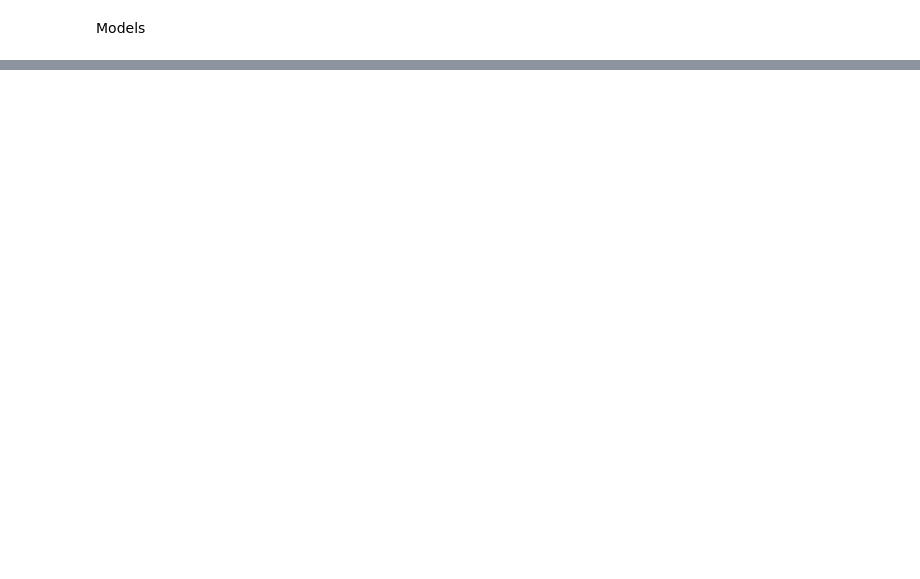
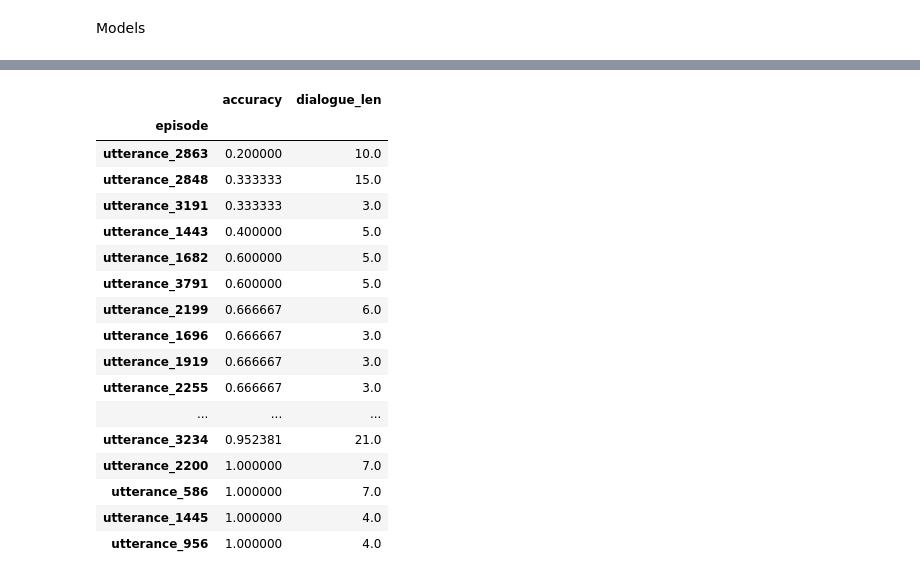
Before and after one commit to PanzaResce/ediref, a Jupyter notebook: project.ipynb, the cells around one changed output, grey strips where cells are left out. Cells and saved outputs as stored; diff of their text form; code cells hidden in the pictures; blank space fills up the shorter version.

Commit message:
Added error analysis for baseline + fixed imports on project

```diff
--- a/project.ipynb
+++ b/project.ipynb
@@ -187,7 +185,7 @@ class MultiLabelTrainer(Trainer):
 def get_trainer(model, train, val, model_dir, class_weights=True, batch_size=1, epochs=20):
     training_args = TrainingArguments(
         output_dir=model_dir,
-        learning_rate=2e-4,
+        learning_rate=2e-2,
         per_device_train_batch_size=batch_size,
         per_device_eval_batch_size=batch_size,
         num_train_epochs=epochs,
@@ -214,6 +212,12 @@ def get_trainer(model, train, val, model_dir, class_weights=True, batch_size=1,
     )
 
     return trainer
+# %%
+#intialize class for error analysis (SELECT FIRST WHICH DATASET TO USE)
+
+from src import error
+report = error.ErrorAnalysis(test_data_tokenized)
+train_report = error.ErrorAnalysis(train_data_tokenized)
 # %%
 seeds = [666]
 for seed in seeds:
@@ -222,7 +226,7 @@ for seed in seeds:
         # base_model_freezed = BERT_Model(freeze=True)
 
         # Create trainer for Conclusion only
-        trainer = get_trainer(base_model, train_data_tokenized, val_data_tokenized, model_dir+"baseline", class_weights=True, batch_size=1, epochs=10)
+        trainer = get_trainer(base_model, train_data_tokenized, val_data_tokenized, model_dir+"baseline", class_weights=True, batch_size=1, epochs=1)
 
         # Create trainer for Conclusion+Premises
         # trainer_freezed = get_trainer(base_model_freezed, train_dataset, val_dataset, model_dir+"baseline_freezed", class_weights=True, batch_size=1, epochs=10)
@@ -234,6 +238,10 @@ for seed in seeds:
         #print(f'Training BASE_MODEL_FREEZED with seed {seed}:')
         #trainer_freezed.train()
 
+        #add predictions to the error analysis report for later analysis
+        train_report.add_model(trainer, train_data_tokenized, 'baseline', seed)
+        report.add_model(trainer, test_data_tokenized, 'baseline', seed)
+
         #test_prediction_info = trainer.predict(dataset)
         #test_predictions, test_labels = test_prediction_info.predictions, test_prediction_info.label_ids
         #test_metrics.append(compute_metrics([test_predictions, test_labels], list(level_2.keys())))
@@ -258,0 +308,33 @@ Training BASE_MODEL with seed 666:
+# %%
+# ALL IS WORKING FINE
+report.get_trigger_effect('baseline_666')
+report.get_confusion_matrix('baseline_666', plot = False)
+report.get_confusion_matrix('baseline_666_t', plot = False)
+report.get_precision_recall('baseline_666', plot = False)
+report.get_precision_recall('baseline_666_t', plot = False)
+report.get_emotions_table()
+report.get_misclassified('baseline_666')
+report.get_misclassified('baseline_666_t')
+report.get_performance_table()
+report.get_trigger_table()
+report.get_utterance_ranking('baseline_666')
+report.get_utterance_ranking('baseline_666_t')
+# %% [output]
+|  | accuracy | dialogue_len |
+| episode |  |  |
+| utterance_2863 | 0.200000 | 10.0 |
+| utterance_2848 | 0.333333 | 15.0 |
+| utterance_3191 | 0.333333 | 3.0 |
+| utterance_1443 | 0.400000 | 5.0 |
+| utterance_1682 | 0.600000 | 5.0 |
+| utterance_3791 | 0.600000 | 5.0 |
+| utterance_2199 | 0.666667 | 6.0 |
+| utterance_1696 | 0.666667 | 3.0 |
+| utterance_1919 | 0.666667 | 3.0 |
+| utterance_2255 | 0.666667 | 3.0 |
+| ... | ... | ... |
+| utterance_3234 | 0.952381 | 21.0 |
+| utterance_2200 | 1.000000 | 7.0 |
+| utterance_586 | 1.000000 | 7.0 |
+| utterance_1445 | 1.000000 | 4.0 |
+| utterance_956 | 1.000000 | 4.0 |
```
Also changed, not shown: parts of 15 cells of this notebook, 2 other files.
